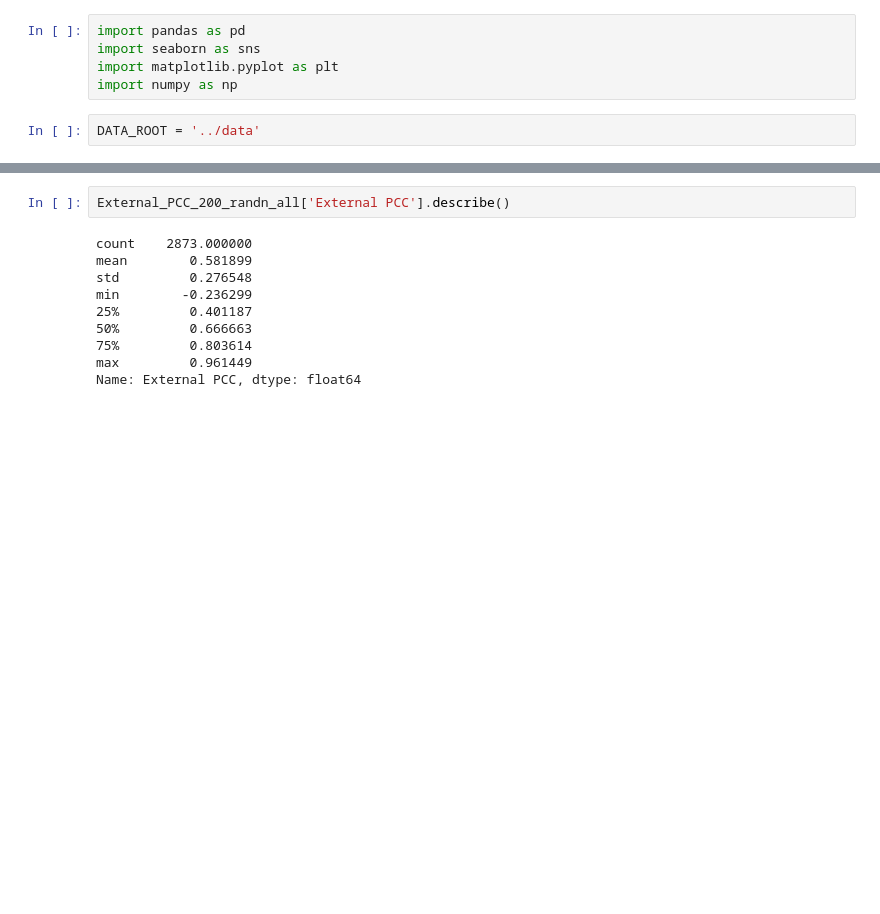
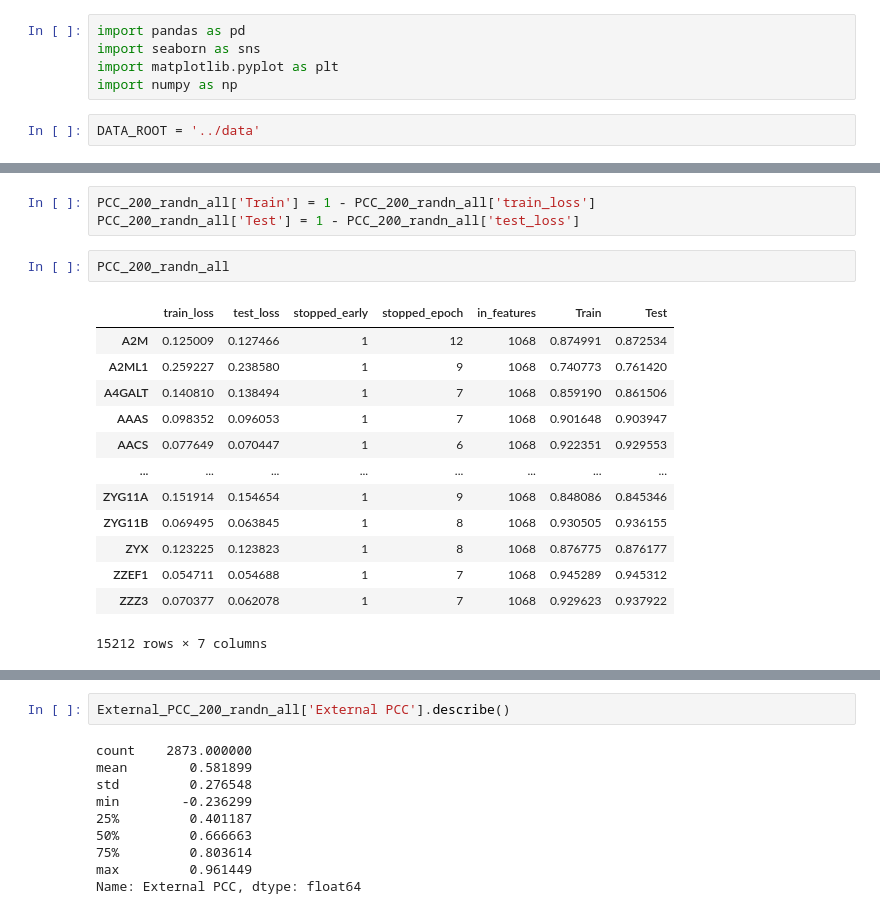
Before and after one commit to Alexander-Broadley/Zhang_lab_rotation, a Jupyter notebook: MML_model/model_evaluation/MML_results_plots.ipynb, the cells around one changed output, grey strips where cells are left out. Saved outputs shown, nothing was run; the diff lists cells and outputs as text; blank space fills up the shorter version.

```diff
--- a/MML_model/model_evaluation/MML_results_plots.ipynb
+++ b/MML_model/model_evaluation/MML_results_plots.ipynb
@@ -10,3 +27,22 @@ PCC_200_randn_all = pd.read_csv(f'{DATA_ROOT}/PEARSONS_200_randn_all_results.csv
+# %%
+PCC_200_randn_all['Train'] = 1 - PCC_200_randn_all['train_loss']
+PCC_200_randn_all['Test'] = 1 - PCC_200_randn_all['test_loss']
+# %%
+PCC_200_randn_all
+# %% [output]
+|  | train_loss | test_loss | stopped_early | stopped_epoch | in_features | Train | Test |
+| A2M | 0.125009 | 0.127466 | 1 | 12 | 1068 | 0.874991 | 0.872534 |
+| A2ML1 | 0.259227 | 0.238580 | 1 | 9 | 1068 | 0.740773 | 0.761420 |
+| A4GALT | 0.140810 | 0.138494 | 1 | 7 | 1068 | 0.859190 | 0.861506 |
+| AAAS | 0.098352 | 0.096053 | 1 | 7 | 1068 | 0.901648 | 0.903947 |
+| AACS | 0.077649 | 0.070447 | 1 | 6 | 1068 | 0.922351 | 0.929553 |
+| ... | ... | ... | ... | ... | ... | ... | ... |
+| ZYG11A | 0.151914 | 0.154654 | 1 | 9 | 1068 | 0.848086 | 0.845346 |
+| ZYG11B | 0.069495 | 0.063845 | 1 | 8 | 1068 | 0.930505 | 0.936155 |
+| ZYX | 0.123225 | 0.123823 | 1 | 8 | 1068 | 0.876775 | 0.876177 |
+| ZZEF1 | 0.054711 | 0.054688 | 1 | 7 | 1068 | 0.945289 | 0.945312 |
+| ZZZ3 | 0.070377 | 0.062078 | 1 | 7 | 1068 | 0.929623 | 0.937922 |
+15212 rows × 7 columns
 # %%
 External_PCC_200_randn_all = pd.read_csv(f'./data/external_PEARSONS_200_randn_all.csv', index_col=0)
 #remove models that did not evaluate
```
Also changed, not shown: parts of 12 cells of this notebook, 5 other files.
